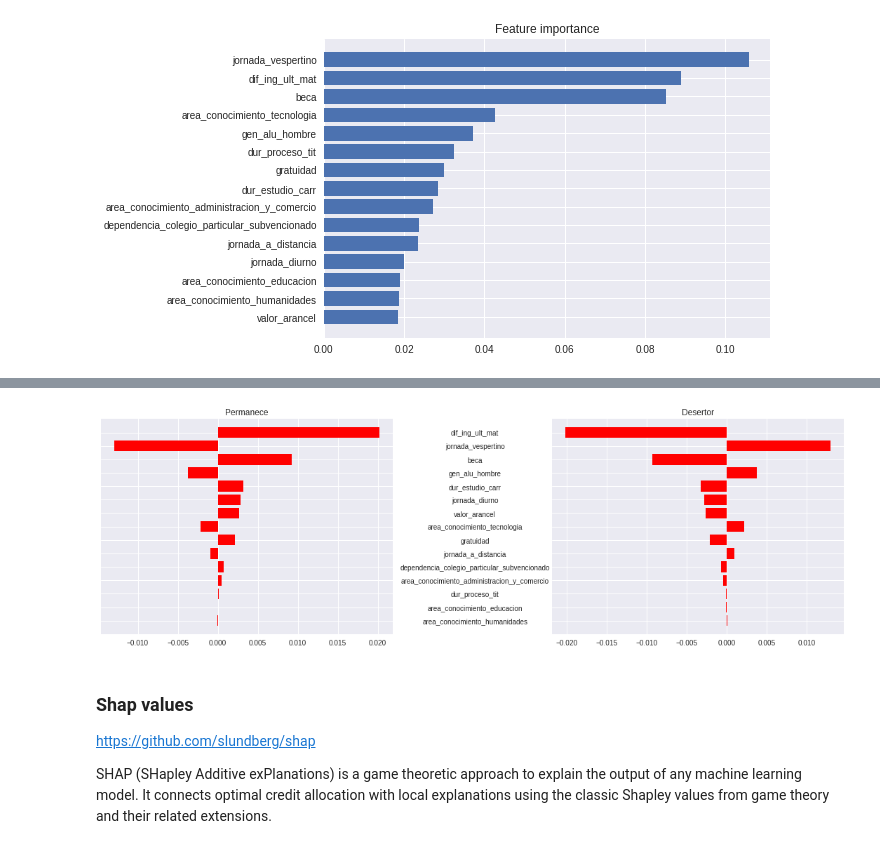
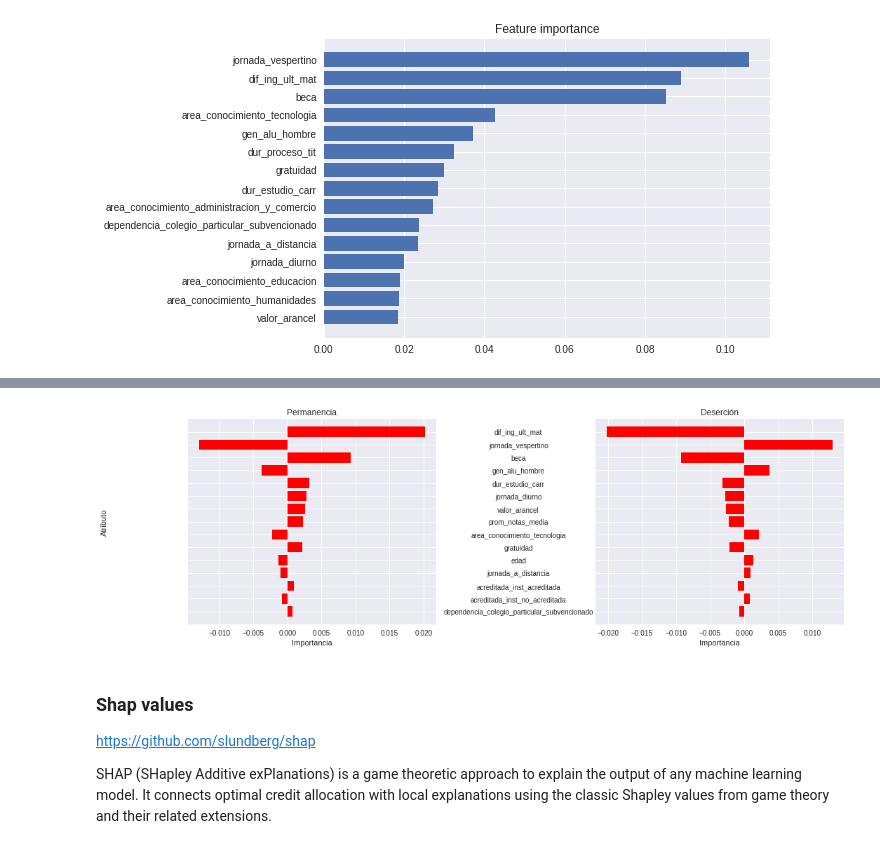
Before and after one commit to GianniCatBug/MDS7201-mineduc-desercion, a Jupyter notebook: notebooks/7-modelos.ipynb, the cells around one changed output, grey strips where cells are left out. Drawn from its saved outputs; the diff is of its cells as text; code cells hidden in the pictures.

Commit message:
fix importancias

```diff
--- a/notebooks/7-modelos.ipynb
+++ b/notebooks/7-modelos.ipynb
@@ -311,3 +311,5 @@ pickle.dump(search, open("search_xgb.p", "wb"))
+# %%
+search = pickle.load(open("search_xgb.p", "rb"))
 # %%
 search.best_params_
 # %% [output]
@@ -356,7 +369,7 @@ _ = plot_importance(search.best_estimator_[1], df.drop(columns=["desertor_1"]).c
 [figure]
 # %%
 def class_feature_importance(X, Y, feature_importances, n_feats=10):
-    sort_importance = np.argsort(feature_importances)[::-1][:n_feats]
+    sort_importance = np.argsort(feature_importances)[::-1]#[:n_feats]
     feat_names = X.columns
     names = [feat_names[i] for i in sort_importance]
     importancias = feature_importances[sort_importance]
@@ -373,4 +386,4 @@ def class_feature_importance(X, Y, feature_importances, n_feats=10):
     t = pd.DataFrame(out)
     t["atributo"] = names
     t["abs"] = t[0].abs()
-    return t.sort_values(by=["abs"])
+    return t.sort_values(by=["abs"], ascending=False).head(n_feats).sort_values(by=["abs"])
@@ -377,31 +394,34 @@ def class_feature_importance(X, Y, feature_importances, n_feats=10):
 # %%
 result = class_feature_importance(
     X_resampled, y_resampled, search.best_estimator_[1].feature_importances_, 15
 )
 
-titles = ["Permanece", "Desertor"]
+titles = ["Permanencia", "Deserción"]
 plt.figure(figsize=(15, 5))
 for t, i in zip(titles, range(len(set(y_resampled)))):
     ax = plt.subplot(1, 2, i+1)
     plt.title(t)
     plt.barh(
         range(len(result[i])),
         result[i],
         color="r",
         align="center"
     )
     plt.yticks(
         range(len(result[i])),
         result["atributo"] if i == 1 else [""] * result.shape[0],
         rotation=0,
         ha="center"
     )
+    plt.xlabel("Importancia")
+    if i == 0:
+        plt.ylabel("Atributo")
     ax.tick_params(axis='y', which='major', pad=110)
     plt.ylim([-1, len(result[i])])
 
 plt.tight_layout()
 # %% [output]
-[figure, old version]
+[figure, new version]
 # %% [markdown]
 ### Shap values
 
```
Also changed, not shown: parts of 4 cells of this notebook, 2 other files.
